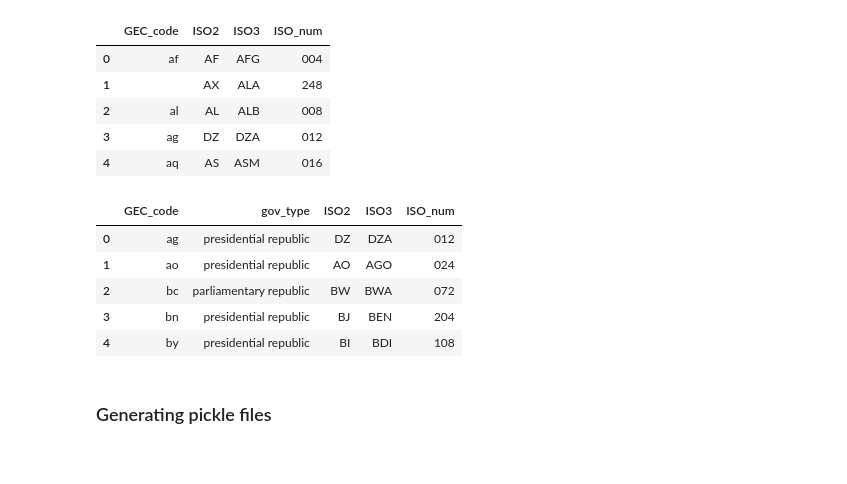
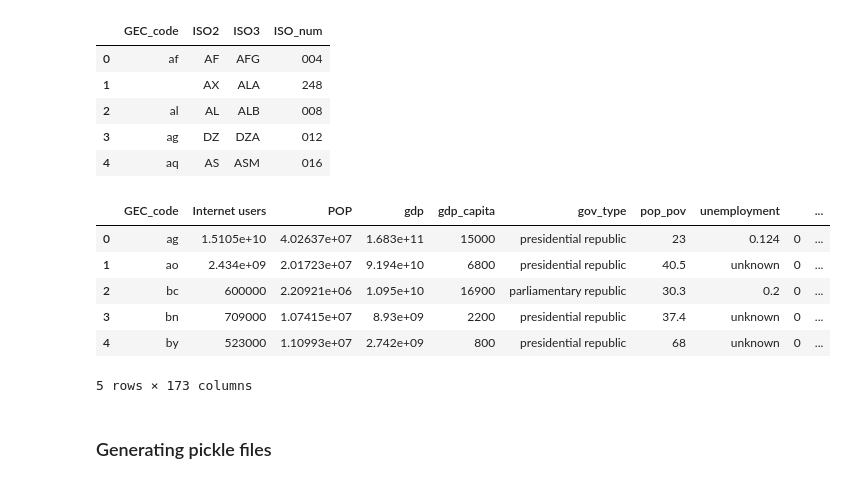
Before and after one commit to LailaHms/ADA2017_Homeworks, a Jupyter notebook: Project/DataEnriching/Country data gathering.ipynb, the cells around one changed output. Drawn from its saved outputs; the diff is of its cells as text; code cells hidden in the pictures.

Commit message:
Finished Data enriching.ipynb

```diff
--- a/Project/DataEnriching/Country data gathering.ipynb
+++ b/Project/DataEnriching/Country data gathering.ipynb
@@ -147,16 +259,29 @@ The dataset contains GEC code for the country names, so we will have to use anot
 region_folders = ['africa', 'australia-oceania', 'central-america-n-caribbean', 'central-asia', 'east-n-southeast-asia',
           'europe', 'middle-east', 'north-america', 'south-america', 'south-asia']
 
-# We use a temporaty df to load the data for a particular country and we append it to the main GEC_gov_type_df
-GEC_gov_type_df = pd.DataFrame()
+#### CREATES UNIQUE_RELIGIONS ARRAY
+all_religions = []
+
 for region in region_folders:
     for country_file in os.listdir(r'factbook.json/' + region):
         df = pd.read_json(r'factbook.json/' + region + '/' + country_file)
+
         try:
-            gov_type = df.loc['Government type', 'Government']['text']
+            rel0 = df.loc['Religions', 'People and Society']['text']
+            religions0 = re.sub(r'\([^)]*\)', '', rel0,).replace(',','').split('%')
+            #print(country_file[:2])
+            #print(religions0[:-1])
+
+            religions = dict()
+            pct_array = []
+            for rel_array in religions0[:-1]:
+                #print('rel_array.split():', rel_array.split())
+                rel = ' '.join(rel_array.split()[:-1])
+                pct = rel_array.split()[-1]
+                #print('rel', rel, 'pct', pct)
+                religions.update({rel: pct})
+                all_religions.append(rel)
         except:
-            gov_type = 'unknown'
+            religions.update({'unknown': 0.})
 
-        GEC_gov_type_df = GEC_gov_type_df.append({'GEC_code': country_file[:2], 'gov_type': gov_type}, ignore_index=True)
-
-GEC_gov_type_df.head()
+unique_religions = np.unique(all_religions)
@@ -169,0 +340,3 @@ GEC_gov_type_df.head()
+# %%
+df2 = pd.merge(df1, rel_df, on='GEC_code')
+df2
@@ -189,16 +381,17 @@ GEC_codes_df.head()
 | 4 | aq | AS | ASM | 016 |
 # %%
 # Finally we merge on GEC codes
-gov_type_df = pd.merge(GEC_gov_type_df, GEC_codes_df, on='GEC_code', how='outer')
-gov_type_df.fillna('unknown', inplace=True)
-gov_type_df.head()
+dataset_4_df = pd.merge(df2, GEC_codes_df, on='GEC_code', how='outer')
+dataset_4_df.fillna('unknown', inplace=True)
+dataset_4_df.head()
 # %% [output]
-|  | GEC_code | gov_type | ISO2 | ISO3 | ISO_num |
-| 0 | ag | presidential republic | DZ | DZA | 012 |
-| 1 | ao | presidential republic | AO | AGO | 024 |
-| 2 | bc | parliamentary republic | BW | BWA | 072 |
-| 3 | bn | presidential republic | BJ | BEN | 204 |
-| 4 | by | presidential republic | BI | BDI | 108 |
+|  | GEC_code | Internet users | POP | gdp | gdp_capita | gov_type | pop_pov | unemployment |  | ... |
+| 0 | ag | 1.5105e+10 | 4.02637e+07 | 1.683e+11 | 15000 | presidential republic | 23 | 0.124 | 0 | ... |
+| 1 | ao | 2.434e+09 | 2.01723e+07 | 9.194e+10 | 6800 | presidential republic | 40.5 | unknown | 0 | ... |
+| 2 | bc | 600000 | 2.20921e+06 | 1.095e+10 | 16900 | parliamentary republic | 30.3 | 0.2 | 0 | ... |
+| 3 | bn | 709000 | 1.07415e+07 | 8.93e+09 | 2200 | presidential republic | 37.4 | unknown | 0 | ... |
+| 4 | by | 523000 | 1.10993e+07 | 2.742e+09 | 800 | presidential republic | 68 | unknown | 0 | ... |
+5 rows × 173 columns
 # %% [markdown]
 ### Generating pickle files
 # %%
```
Also changed, not shown: parts of 9 cells of this notebook, 9 other files.
